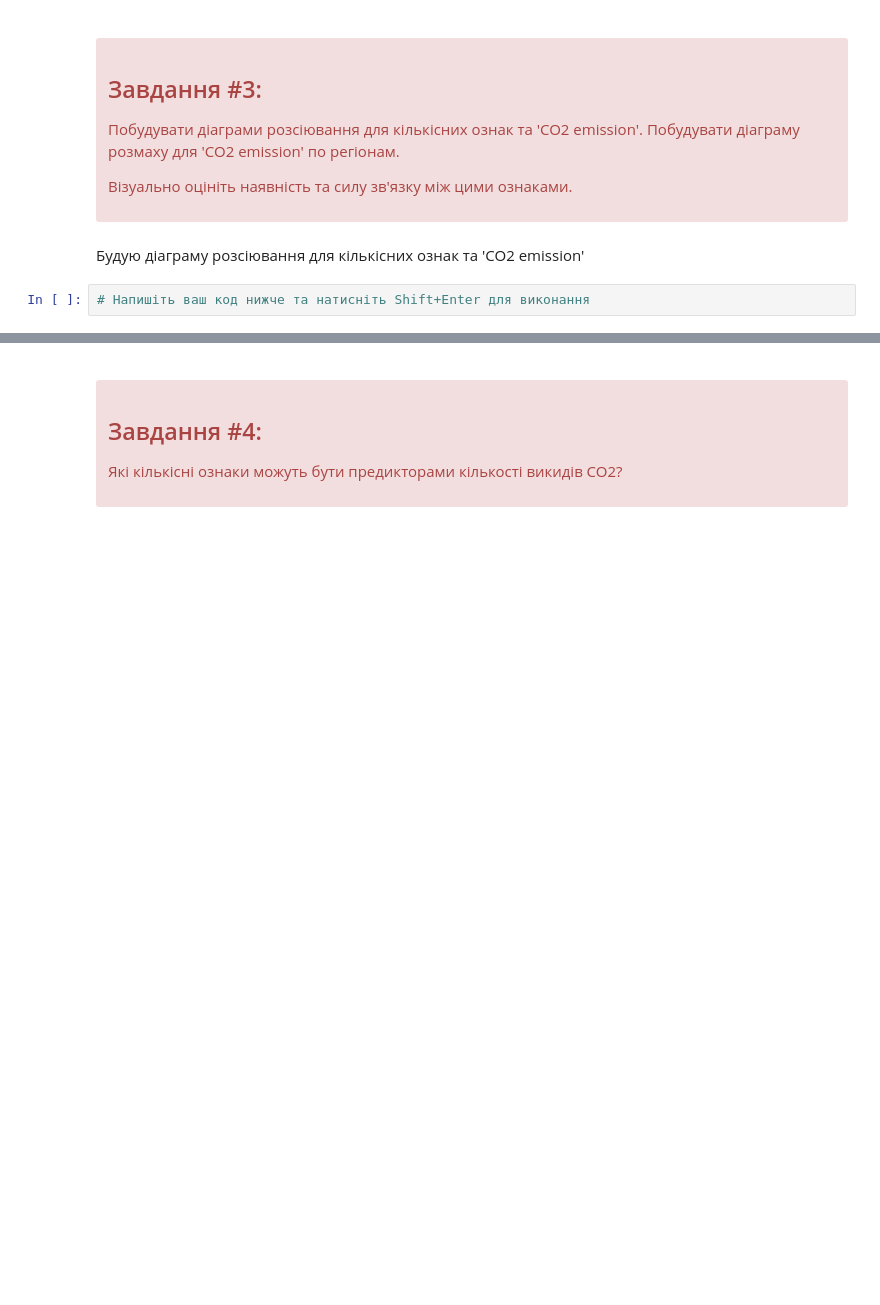
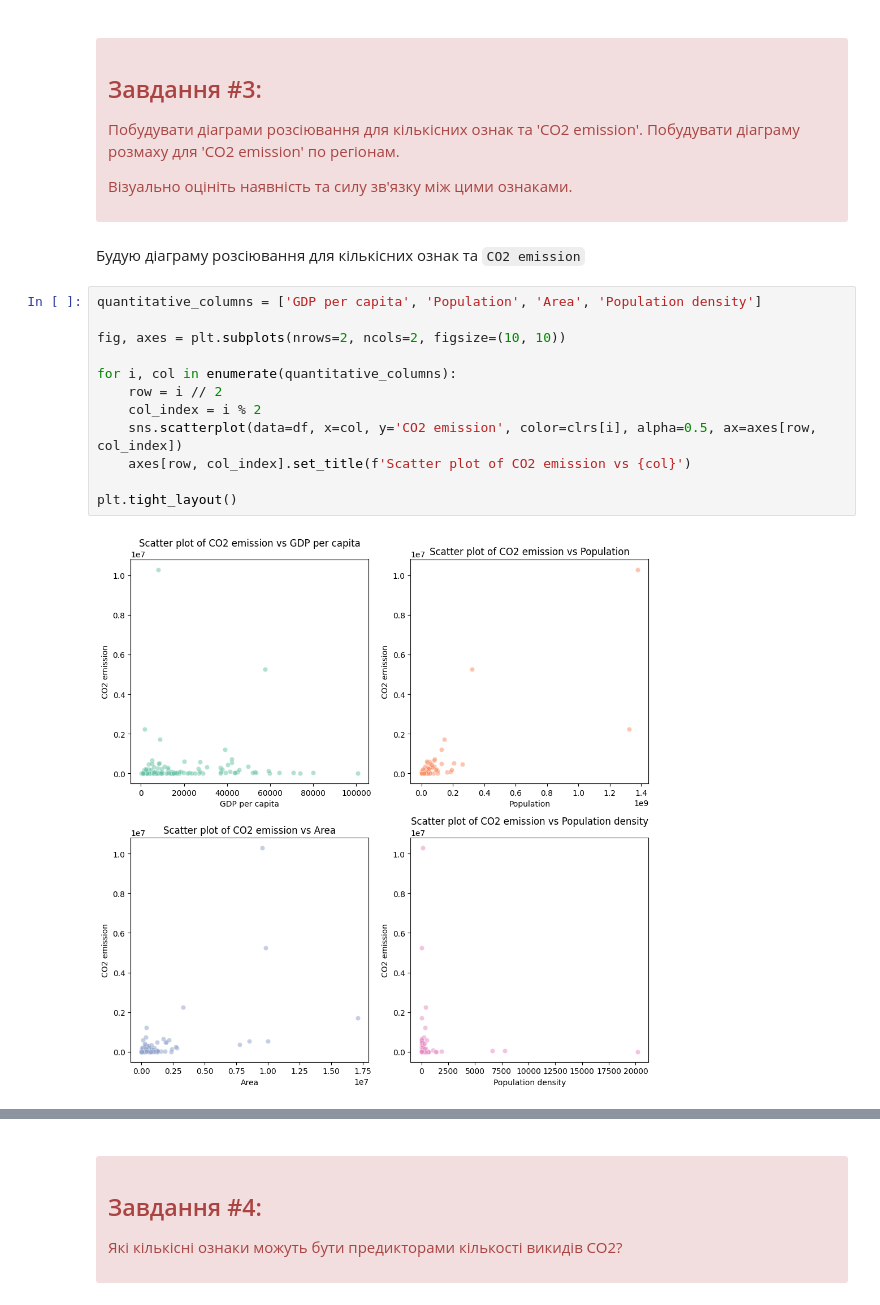
Before and after one commit to smoklien/kpi-machine-learning, a Jupyter notebook: python-2/src/main.ipynb, the cells around one changed output, grey strips where cells are left out. Saved outputs shown, nothing was run; the diff lists cells and outputs as text; blank space fills up the shorter version.

```diff
--- a/python-2/src/main.ipynb
+++ b/python-2/src/main.ipynb
@@ -61,6 +111,18 @@
 <p>Візуально оцініть наявність та силу зв'язку між цими ознаками.</p>
 </div>
 # %% [markdown]
-Будую діаграму розсіювання для кількісних ознак та 'CO2 emission'
+Будую діаграму розсіювання для кількісних ознак та `CO2 emission`
-# %%
-# Напишіть ваш код нижче та натисніть Shift+Enter для виконання
+# %%
+quantitative_columns = ['GDP per capita', 'Population', 'Area', 'Population density']
+
+fig, axes = plt.subplots(nrows=2, ncols=2, figsize=(10, 10))
+
+for i, col in enumerate(quantitative_columns):
+    row = i // 2
+    col_index = i % 2
+    sns.scatterplot(data=df, x=col, y='CO2 emission', color=clrs[i], alpha=0.5, ax=axes[row, col_index])
+    axes[row, col_index].set_title(f'Scatter plot of CO2 emission vs {col}')
+
+plt.tight_layout()
+# %% [output]
+[figure, added]
```
Also changed, not shown: parts of 31 cells of this notebook, 3 other files.
